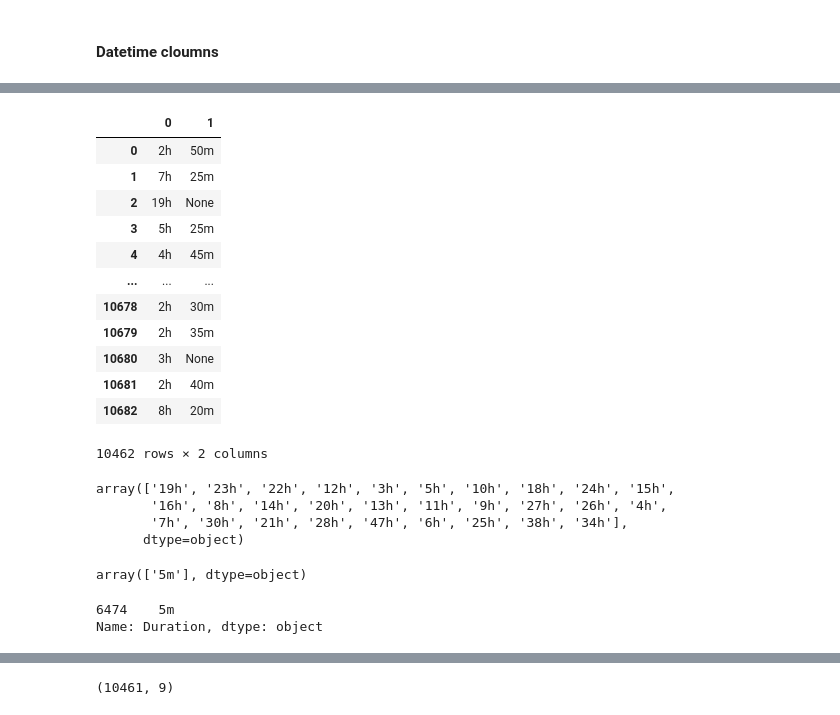
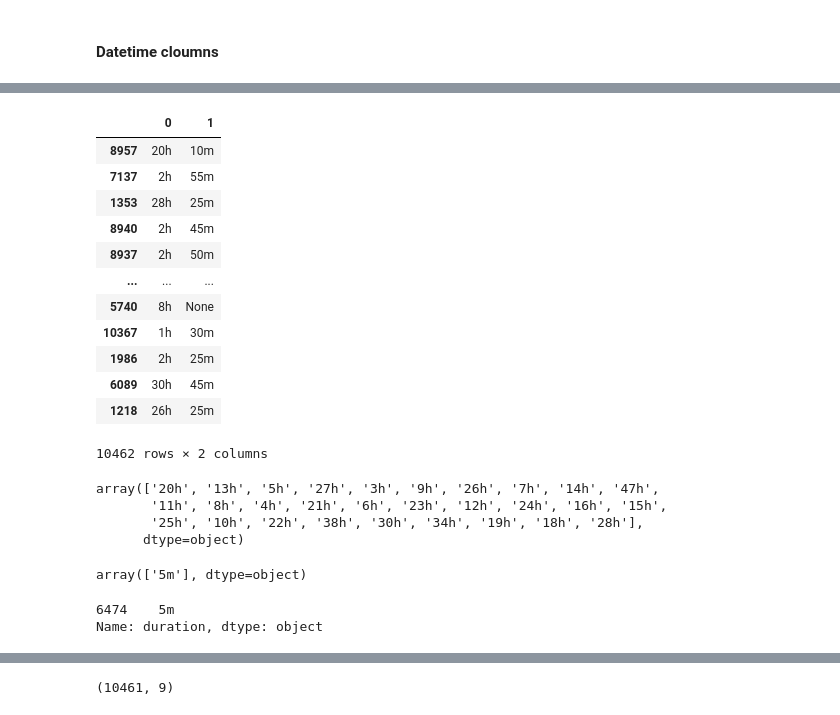
Before and after one commit to YASHGUPTA2611/Flights-Prediction-AWS-Sagemaker, a Jupyter notebook: Jupyter_notebooks/Data_cleaning.ipynb, the cells around one changed output, grey strips where cells are left out. Saved outputs shown, nothing was run; the diff lists cells and outputs as text; code cells hidden in the pictures.

```diff
--- a/Jupyter_notebooks/Data_cleaning.ipynb
+++ b/Jupyter_notebooks/Data_cleaning.ipynb
@@ -200,6 +249,6 @@ flights_df[["Date_of_Journey", "Dep_Time", "Arrival_Time", "Duration"]]
 10462 rows × 4 columns
 # %%
 # Date of journey
-flights_df["Date_of_Journey"] = pd.to_datetime(flights_df["Date_of_Journey"], format= "%d/%m/%Y")
+flights_df["date_of_journey"] = pd.to_datetime(flights_df["date_of_journey"], format= "%d/%m/%Y")
 flights_df.head()
 # %% [output]
@@ -209,8 +258,10 @@ flights_df.head()
 | 2 | Jet Airways | 2019-06-09 | Delhi | Cochin | DEL → LKO → BOM → COK | 09:25 | 04:25 10 Jun | 19h | ... |
 | 3 | IndiGo | 2019-05-12 | Kolkata | Banglore | CCU → NAG → BLR | 18:05 | 23:30 | 5h 25m | ... |
 | 4 | IndiGo | 2019-03-01 | Banglore | New Delhi | BLR → NAG → DEL | 16:50 | 21:35 | 4h 45m | ... |
+# %%
+flights_df.sort_values("date_of_journey", ascending=True, inplace=True)
 # %%
-# Assuming Dep_Time is in "HH:MM" format
-flights_df["Dep_Time"] =  pd.to_datetime(flights_df["Dep_Time"], format='%H:%M').dt.time
+# Assuming dep_time is in "HH:MM" format
+flights_df["dep_time"] =  pd.to_datetime(flights_df["dep_time"], format='%H:%M').dt.time
 flights_df.head()
 # %% [output]
@@ -223,6 +274,6 @@ flights_df.head()
 # %%
-# Assuming Arrival_time is in "HH:MM" format
+# Assuming arrival_time is in "HH:MM" format
 
-flights_df["Arrival_Time"]  = pd.to_datetime(flights_df["Arrival_Time"].str.split(" ", expand=True)[0]).dt.time
+flights_df["arrival_time"]  = pd.to_datetime(flights_df["arrival_time"].str.split(" ", expand=True)[0]).dt.time
 flights_df.head()
 # %% [output]
@@ -237,24 +288,24 @@ flights_df.head()
 # %%
-flights_df["Duration"].str.split(" ", expand=True)
+flights_df["duration"].str.split(" ", expand=True)
 # %% [output]
 |  | 0 | 1 |
-| 0 | 2h | 50m |
-| 1 | 7h | 25m |
-| 2 | 19h | None |
-| 3 | 5h | 25m |
-| 4 | 4h | 45m |
+| 8957 | 20h | 10m |
+| 7137 | 2h | 55m |
+| 1353 | 28h | 25m |
+| 8940 | 2h | 45m |
+| 8937 | 2h | 50m |
 | ... | ... | ... |
-| 10678 | 2h | 30m |
-| 10679 | 2h | 35m |
-| 10680 | 3h | None |
-| 10681 | 2h | 40m |
-| 10682 | 8h | 20m |
+| 5740 | 8h | None |
+| 10367 | 1h | 30m |
+| 1986 | 2h | 25m |
+| 6089 | 30h | 45m |
+| 1218 | 26h | 25m |
 10462 rows × 2 columns
 # %%
-flights_df.Duration.loc[lambda ser: ~ser.str.contains("m")].unique()
+flights_df.duration.loc[lambda ser: ~ser.str.contains("m")].unique()
 # %% [output]
-array(['19h', '23h', '22h', '12h', '3h', '5h', '10h', '18h', '24h', '15h',
-       '16h', '8h', '14h', '20h', '13h', '11h', '9h', '27h', '26h', '4h',
-       '7h', '30h', '21h', '28h', '47h', '6h', '25h', '38h', '34h'],
+array(['20h', '13h', '5h', '27h', '3h', '9h', '26h', '7h', '14h', '47h',
+       '11h', '8h', '4h', '21h', '6h', '23h', '12h', '24h', '16h', '15h',
+       '25h', '10h', '22h', '38h', '30h', '34h', '19h', '18h', '28h'],
       dtype=object)
 # %%
@@ -262,10 +313,10 @@ flights_df.Duration.loc[lambda ser: ~ser.str.contains("h")].unique()
 # %% [output]
 array(['5m'], dtype=object)
 # %%
-flights_df.Duration.loc[lambda ser: ~ser.str.contains("h")]
+flights_df.duration.loc[lambda ser: ~ser.str.contains("h")]
 # %% [output]
 6474    5m
-Name: Duration, dtype: object
+Name: duration, dtype: object
 # %%
 ## lets drop 6474 column, becoz a flight can't have 5 minute duration
 
```
Also changed, not shown: parts of 58 cells of this notebook, 21 other files.
